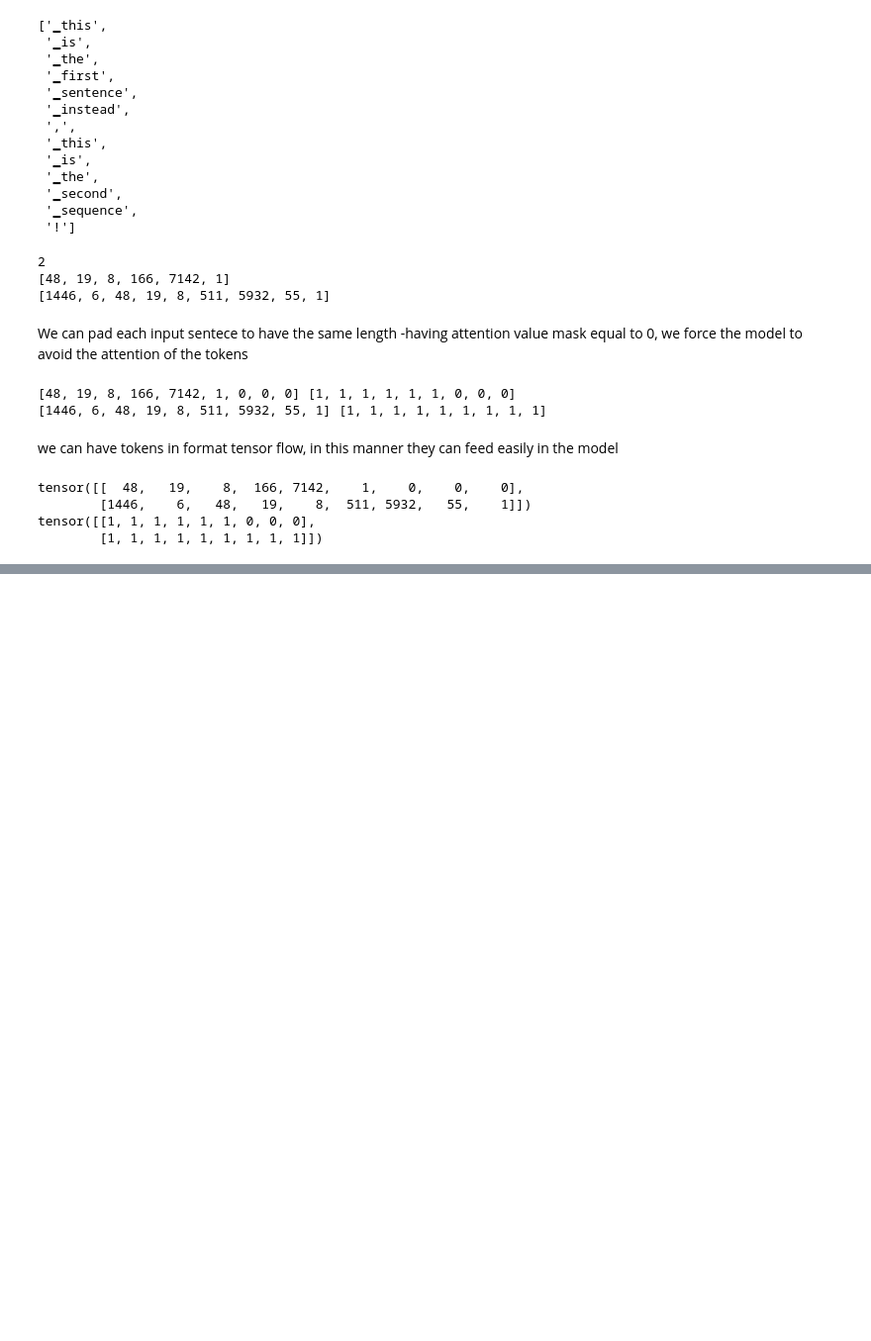
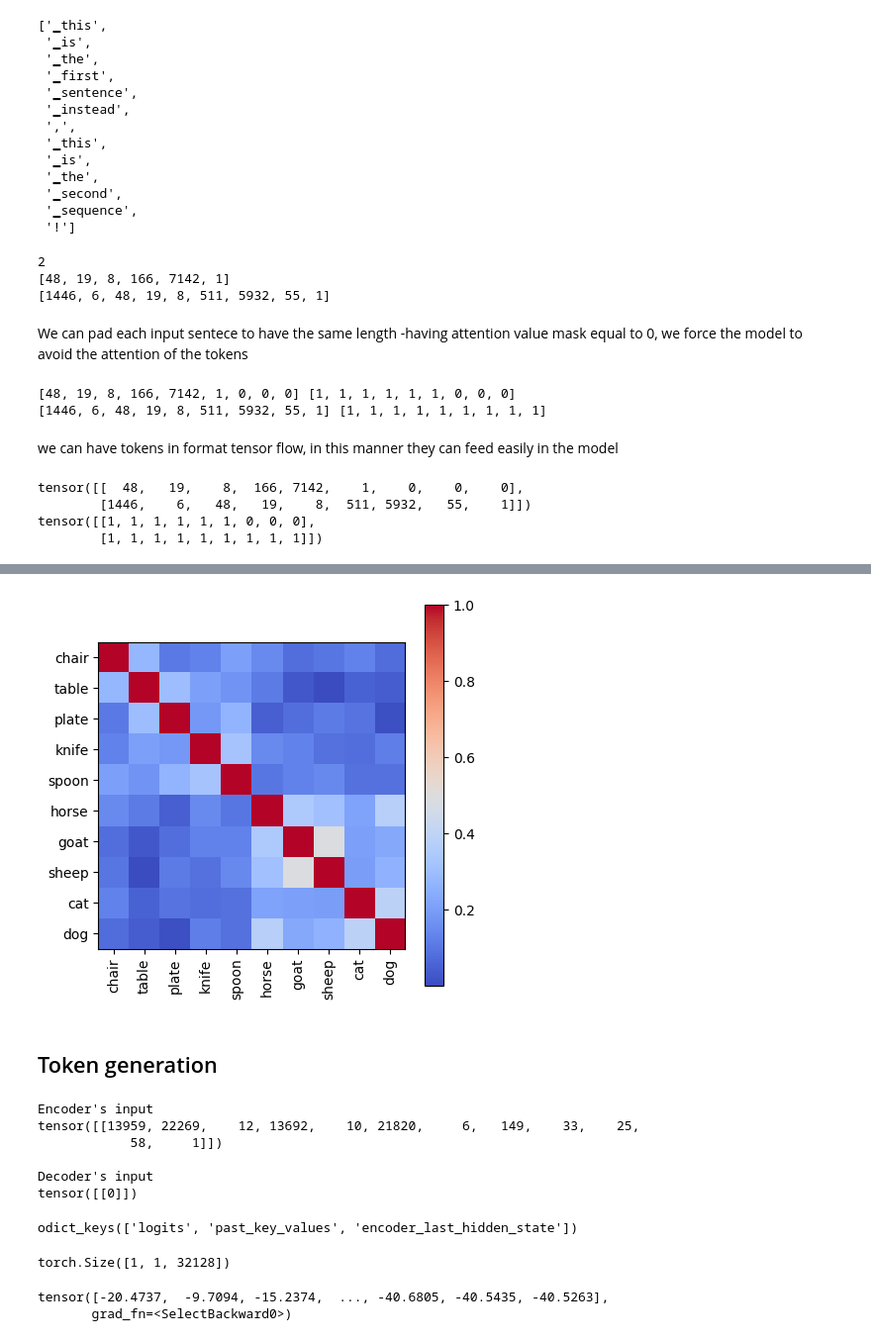
Before and after one commit to efemcy2245/Large-language-Models, a Jupyter notebook: lab02_text.ipynb, the cells around one changed output, grey strips where cells are left out. Shown at 99% size. Drawn from its saved outputs; the diff is of its cells as text; code cells hidden in the pictures; blank space fills up the shorter version.

```diff
--- a/lab02_text.ipynb
+++ b/lab02_text.ipynb
@@ -164,0 +240,51 @@ tensor([[1, 1, 1, 1, 1, 1, 0, 0, 0],
+# %%
+from sklearn.metrics.pairwise import cosine_similarity
+
+cosine_similarity(token_embeddings)
+fig, ax = plt.subplots(figsize=(5,5))
+cax = ax.imshow(cosine_similarity(token_embeddings), cmap="coolwarm")
+fig.colorbar(cax)
+plt.xticks(range(len(words)), words, rotation=90)
+plt.yticks(range(len(words)), words);
+# %% [output]
+[figure, added]
+# %% [markdown]
+## Token generation
+# %%
+import torch
+
+input_sentence = "translate english to german: hello, how are you?"
+
+tokens = tokenizer(input_sentence, return_tensors="pt")
+
+decoder_input_ids = torch.tensor([[ tokenizer.pad_token_id ]])
+
+print("Encoder's input")
+print(tokens["input_ids"])
+
+print()
+print("Decoder's input")
+print(decoder_input_ids)
+# %% [output]
+Encoder's input
+tensor([[13959, 22269,    12, 13692,    10, 21820,     6,   149,    33,    25,
+            58,     1]])
+
+Decoder's input
+tensor([[0]])
+# %%
+# **tokens passes the dictionary as keyword arguments (input_ids=..., attention_mask=...)
+output = model(**tokens, decoder_input_ids=decoder_input_ids)
+print(output.keys())
+# %% [output]
+odict_keys(['logits', 'past_key_values', 'encoder_last_hidden_state'])
+# %%
+print(output.logits.shape)
+# %% [output]
+torch.Size([1, 1, 32128])
+# %%
+max_proba_token = output.logits[0,0]
+max_proba_token
+# %% [output]
+tensor([-20.4737,  -9.7094, -15.2374,  ..., -40.6805, -40.5435, -40.5263],
+       grad_fn=<SelectBackward0>)
```
Also changed, not shown: parts of 15 cells of this notebook, 3 other files.
